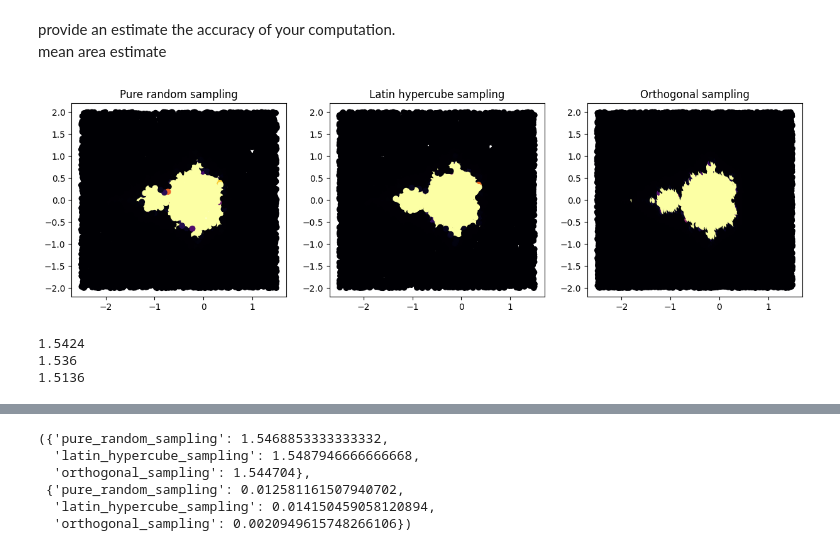
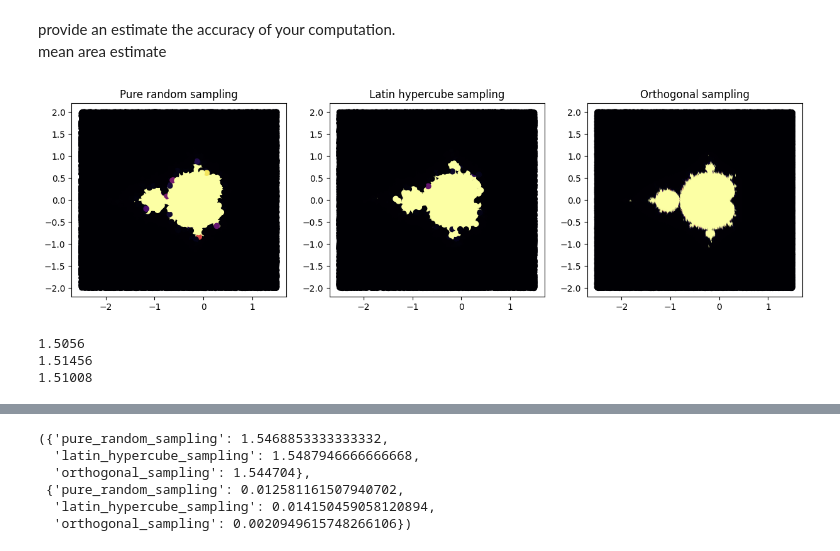
Before and after one commit to archiezq/Stochastic_assign1, a Jupyter notebook: 23_of_assign1.ipynb, the cells around one changed output, grey strips where cells are left out. Drawn from its saved outputs; the diff is of its cells as text; code cells hidden in the pictures.

```diff
--- a/23_of_assign1.ipynb
+++ b/23_of_assign1.ipynb
@@ -69,7 +69,7 @@ def monte_carlo_mandelbrot_area(max_iter, max_sample, x_min, x_max, y_min, y_max
 x_min, x_max = -2.5, 1.5
 y_min, y_max = -2, 2
 
-iter = 100  # Example number of iterations
+iter = 1000  # Example number of iterations
 samples = 100000   # Example number of samples
 area_estimate = monte_carlo_mandelbrot_area(iter, samples, x_min, x_max, y_min, y_max)
 print(area_estimate)
@@ -225,36 +251,36 @@ def orthogonal_sampling(num_iter, num_sample, x_min, x_max, y_min, y_max):
 
 
 # Define the complex plane domain
 x_min = -2.5
 x_max = 1.5
 y_min = -2
 y_max = 2
-num_iter = 100
+num_iter = 1000
 num_sample = 100000
 
 
 points_pure, area_pure = pure_random_sampling(num_iter, num_sample, x_min, x_max, y_min, y_max)
 points_latin, area_latin = latin_hypercube_sampling(num_iter, num_sample, x_min, x_max, y_min, y_max)
 points_ortho, area_orthogonal = orthogonal_sampling(num_iter, num_sample, x_min, x_max, y_min, y_max)
 
 # Plot
 plt.figure(figsize=(15, 4))
 plt.subplot(1, 3, 1)
 plt.scatter([p[0] for p in points_pure], [p[1] for p in points_pure], c=[p[2] for p in points_pure], cmap='inferno')
 plt.title('Pure random sampling')
 plt.subplot(1, 3, 2)
 plt.scatter([p[0] for p in points_latin], [p[1] for p in points_latin], c=[p[2] for p in points_latin], cmap='inferno')
 plt.title('Latin hypercube sampling')
 plt.subplot(1, 3, 3)
 plt.scatter([p[0] for p in points_ortho], [p[1] for p in points_ortho], c=[p[2] for p in points_ortho], cmap='inferno')
 plt.title('Orthogonal sampling')
 plt.show()
 print(area_pure)
 print(area_latin)
 print(area_orthogonal)
 # %% [output]
-[figure, old version]
+[figure, new version]
-1.5424
-1.536
-1.5136
+1.5056
+1.51456
+1.51008
 # %%
```
Also changed, not shown: parts of 9 cells of this notebook.
